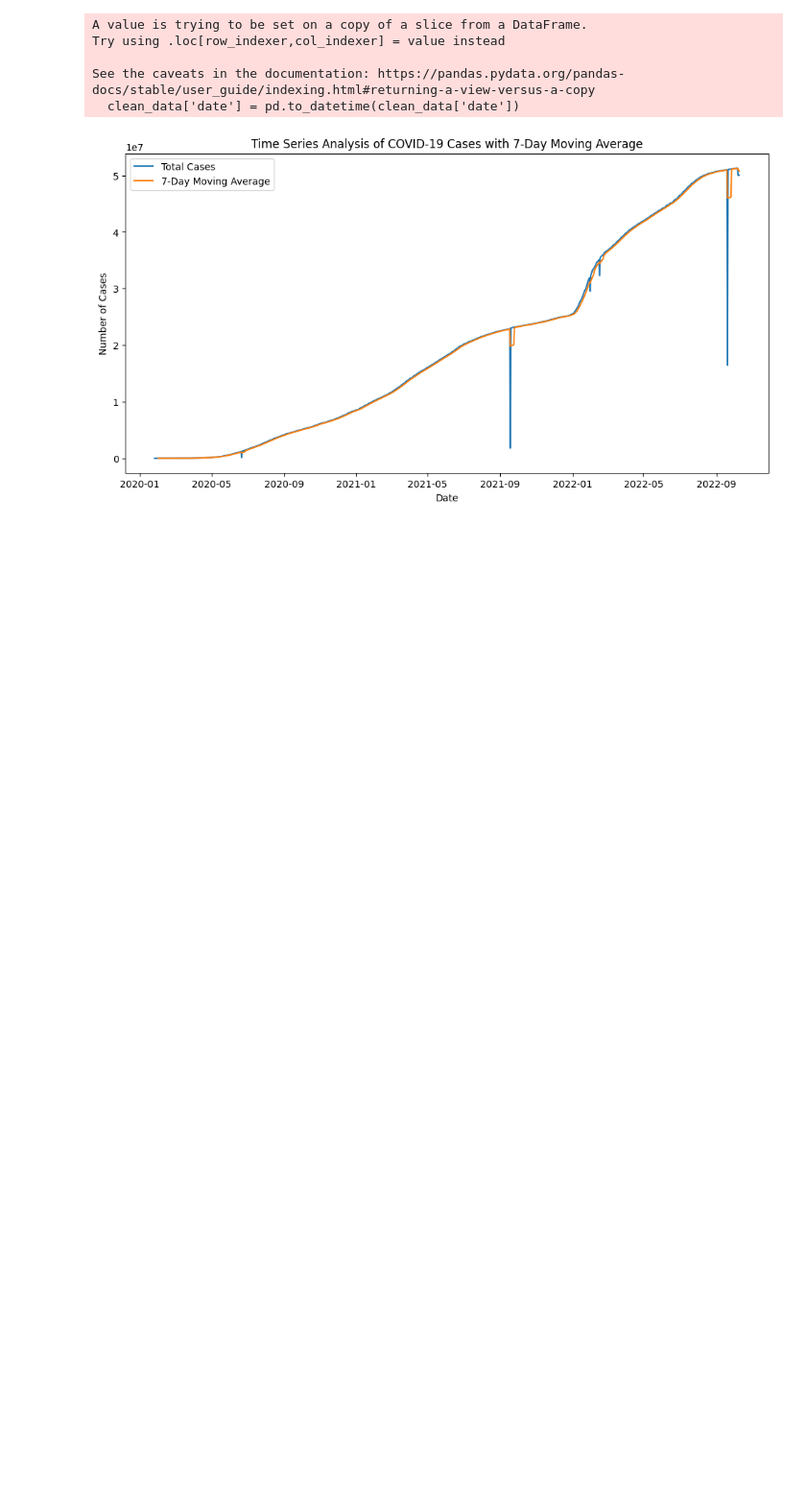
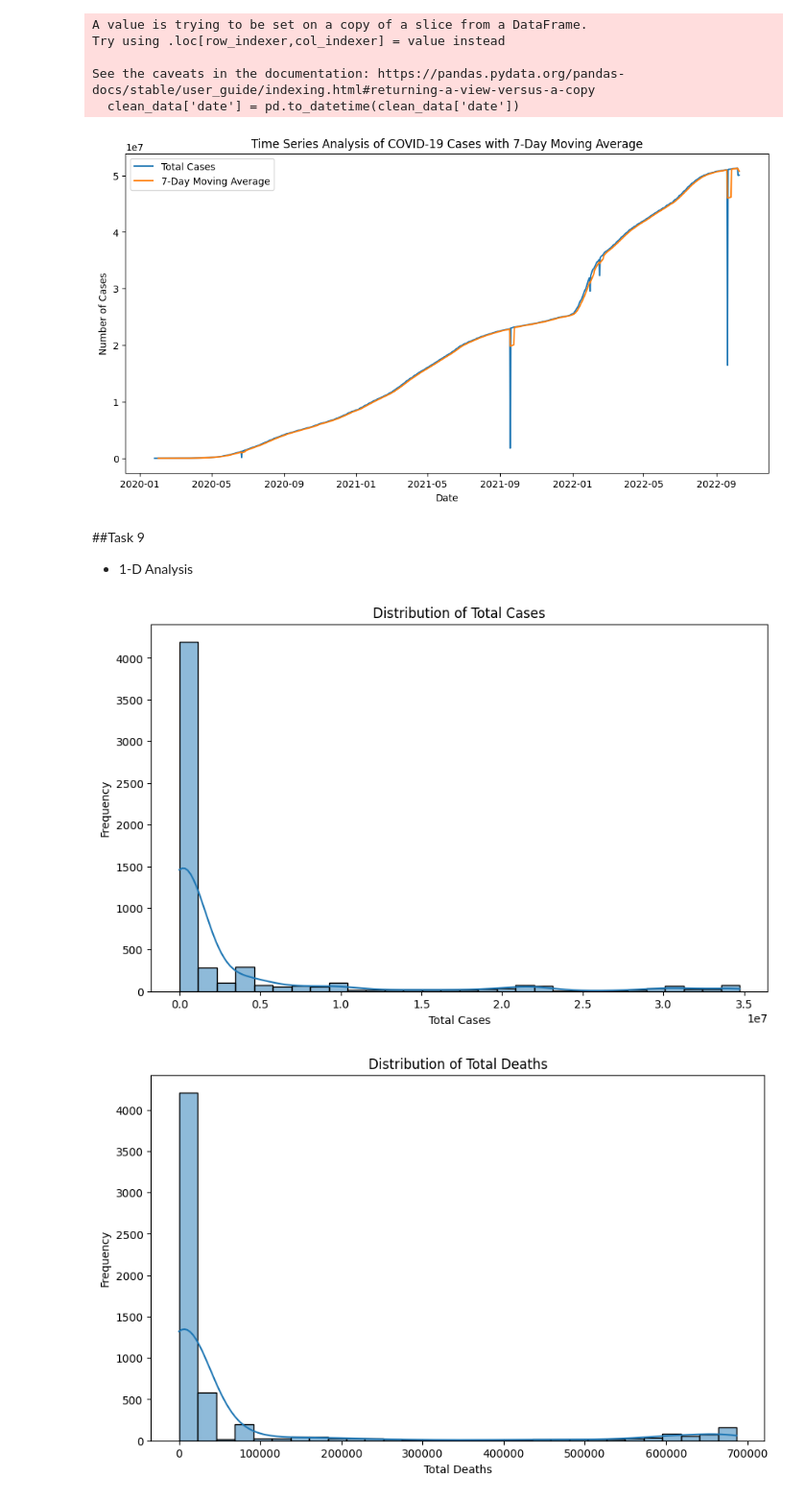
Before and after one commit to genkioverdrive/EDA, a Jupyter notebook: Exploratory_Data_Analysis_Task.ipynb, the cells around one changed output. Shown at 96% size. Cells and saved outputs as stored; diff of their text form; code cells hidden in the pictures; blank space fills up the shorter version.

```diff
--- a/Exploratory_Data_Analysis_Task.ipynb
+++ b/Exploratory_Data_Analysis_Task.ipynb
@@ -218,3 +218,61 @@ Try using .loc[row_indexer,col_indexer] = value instead
 See the caveats in the documentation: https://pandas.pydata.org/pandas-docs/stable/user_guide/indexing.html#returning-a-view-versus-a-copy
   clean_data['date'] = pd.to_datetime(clean_data['date'])
 [figure]
+# %% [markdown]
+##Task 9
+- 1-D Analysis
+# %%
+#1-D Analysis
+#Analyzing the distribution of total cases
+plt.figure(figsize=(10, 6))
+sns.histplot(clean_data['total_cases'], bins=30, kde=True)
+plt.xlabel('Total Cases')
+plt.ylabel('Frequency')
+plt.title('Distribution of Total Cases')
+plt.show()
+
+#Analyzing the distribution of total deaths
+plt.figure(figsize=(10, 6))
+sns.histplot(clean_data['total_deaths'], bins=30, kde=True)
+plt.xlabel('Total Deaths')
+plt.ylabel('Frequency')
+plt.title('Distribution of Total Deaths')
+plt.show()
+
+
+#Analyzing the distribution of reproduction rate
+plt.figure(figsize=(10, 6))
+sns.histplot(clean_data['reproduction_rate'], bins=30, kde=True)
+plt.xlabel('Reproduction Rate')
+plt.ylabel('Frequency')
+plt.title('Distribution of Reproduction Rate')
+plt.show()
+
+
+#Analyzing the distribution of GDP per capita
+plt.figure(figsize=(10, 6))
+sns.histplot(clean_data['gdp_per_capita'], bins=30, kde=True)
+plt.xlabel('GDP Per Capita')
+plt.ylabel('Frequency')
+plt.title('Distribution of GDP Per Capita')
+plt.show()
+
+#Analyzing the distribution of life expectancy
+plt.figure(figsize=(10, 6))
+sns.histplot(clean_data['life_expectancy'], bins=30, kde=True)
+plt.xlabel('Life Expectancy')
+plt.ylabel('Frequency')
+plt.title('Distribution of Life Expectancy')
+plt.show()
+
+
+#Analyzing the distribution of stringency index
+plt.figure(figsize=(10, 6))
+sns.histplot(clean_data['stringency_index'], bins=30, kde=True)
+plt.xlabel('Stringency Index')
+plt.ylabel('Frequency')
+plt.title('Distribution of Stringency Index')
+plt.show()
+# %% [output]
+[figure, added]
+[figure, added]
```
Also changed, not shown: parts of 9 cells of this notebook.
